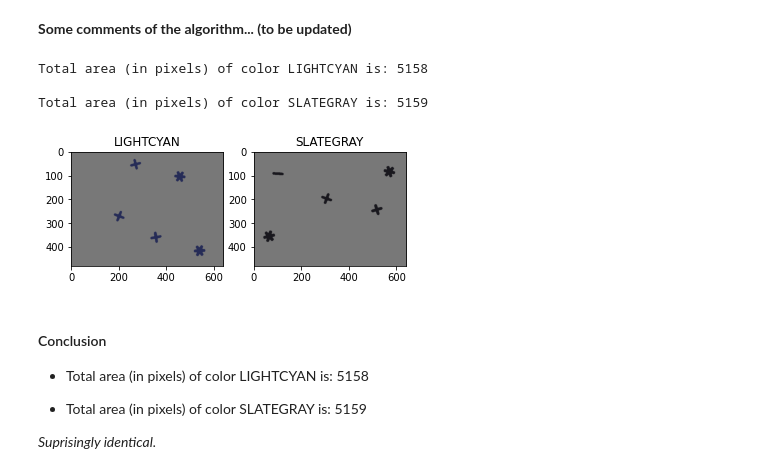
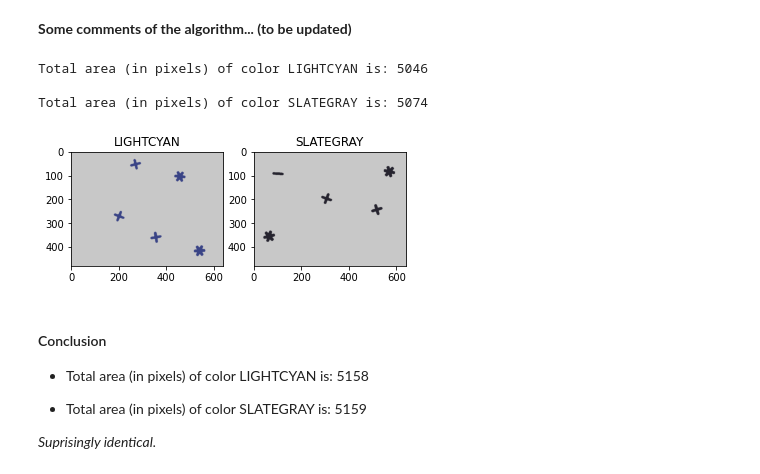
Before and after one commit to LTS5/iapr, a Jupyter notebook: labs/part_2_lab_01.ipynb, the cells around one changed output. Cells and saved outputs as stored; diff of their text form; code cells hidden in the pictures.

```diff
--- a/labs/part_2_lab_01.ipynb
+++ b/labs/part_2_lab_01.ipynb
@@ -144,16 +147,15 @@ def plotMultipleImages(nrows, ncols, images, titles, type, cmap=False):
             # ax.axes.yaxis.set_ticks([])
     plt.show()
 # %%
-image=images[0][:,:,::-1]
-HSV_img = cv.cvtColor(image,cv.COLOR_BGR2HSV)
-histr = cv.calcHist([image],[0],None,[256],[0,256])
-plt.plot(histr,color = 'r')
+# 3-channel(RGB) histogram of one image
+image=images[0]
+plt.figure(figsize=(8,5))
 color = ('r','g','b')
 for i,col in enumerate(color):
     histr = cv.calcHist([image],[i],None,[256],[0,256])
     plt.plot(histr,color = col)
     plt.xlabel('Pixel intensity')
     plt.ylabel('Number of pixels')
-    plt.title('256bins histogram in devided channels(HSV)')
+    plt.title('Fig1: 256bins histogram in devided channels(RGB)')
 plt.show()
 # %% [output]
@@ -169,7 +171,7 @@ for im in images:
     plt.hist(im.ravel(), 256, [0, 256])
     plt.xlabel('Pixel intensity')
     plt.ylabel('Number of pixels')
-    plt.title('256bins histogram in whole image')
+    plt.title('Fig.2 256bins histogram in whole image')
 # plt.show()
 plt.subplot(1,2,2)
 i=0
@@ -181,6 +183,6 @@ for im in images:
     plt.xlim([0,256])
     plt.xlabel('Pixel intensity')
     plt.ylabel('Number of pixels')
-    plt.title('256bins histogram in devided channels')
+    plt.title('Fig.3 256bins histogram in devided channels(RGB)')
 plt.show()
 # %% [output]
@@ -328,7 +337,7 @@ class Obj_Col_Analysis:
 
         return contours, self.vertex, self.col_hsv, self.col_rgb
 # %%
-src = cv.imread('/home/iapr/data/lab-01-data/arena-shapes-03.png')
+src = cv.imread('/home/iapr/data/lab-01-data/arena-shapes-01.png')
 image_analyze = Obj_Col_Analysis()
 contours, vertexs, col_hsv, col_rgb= image_analyze.analysis(src)
 # %% [output]
@@ -430,11 +439,11 @@ for i, c in enumerate([col_obj_1, col_obj_2 ]):
     for j in c[1]:
         obj_col=shape_identify(obj_col, vertexs[j], listOfKeys = list(obj_col.keys()))
     print ("Color: ",  closest_name.upper())
-    # if i == 0:
-    #     print('\ncolor1_hsv:', hsv_1/5)
-    #     print('color1_rgb:', rgb_1/5)
-    # else:
-    #     print('color2_rgb:', rgb_2/5)
-    #     print('color2_hsv:', hsv_2/5)
+    if i == 0:
+        print('\ncolor1_hsv:', hsv_1/5)
+        print('color1_rgb:', rgb_1/5)
+    else:
+        print('color2_rgb:', rgb_2/5)
+        print('color2_hsv:', hsv_2/5)
     print(obj_col,'\n...............')
 # %% [output]
@@ -462,27 +476,30 @@ Color:  SLATEGRAY
 # %%
 frame = cv.imread('/home/iapr/data/lab-01-data/arena-shapes-01.png')
 h, w, ch = frame.shape
 titles = ['LIGHTCYAN', 'SLATEGRAY']
-colors = [(37.6, 44.2, 87.2), (24.6, 23.6, 30.4)]
+colors = [rgb_1/5, rgb_2/5]
+# print((colors[1]).item())
+# [(),()]
 # Pixels Count and visualization
 for i,cnt in enumerate([obj['col_1'], obj['col_2']]):
-    obj_img = np.ones((h, w, ch), dtype=np.uint8)*120
-    cv.drawContours(obj_img, cnt, -1, colors[i], thickness=-1)
+    obj_img = np.ones((h, w, ch), dtype=np.uint8)*200
+    # cv.drawContours(obj_img, cnt, -1, (), thickness=-1)
+    cv.drawContours(obj_img, cnt, -1, (np.asscalar(colors[i][0]),np.asscalar(colors[i][1]),np.asscalar(colors[i][2])), thickness=-1)
     gray = cv.cvtColor(obj_img, cv.COLOR_BGR2GRAY)
     ret, binary = cv.threshold(gray, 0, 255, cv.THRESH_BINARY_INV| cv.THRESH_OTSU)
     values, counts = np.unique(binary, return_counts=True)
     print()
     print('Total area (in pixels) of color',titles[i], 'is:',counts[1] )
 
     plt.subplot(1,2,i+1)
     plt.title(titles[i])
     plt.imshow(obj_img)
 plt.show()
 # %% [output]
-Total area (in pixels) of color LIGHTCYAN is: 5158
+Total area (in pixels) of color LIGHTCYAN is: 5046
 
-Total area (in pixels) of color SLATEGRAY is: 5159
+Total area (in pixels) of color SLATEGRAY is: 5074
-[figure, old version]
+[figure, new version]
 # %% [markdown]
 #### Conclusion
 
```
Also changed, not shown: parts of 6 cells of this notebook.
